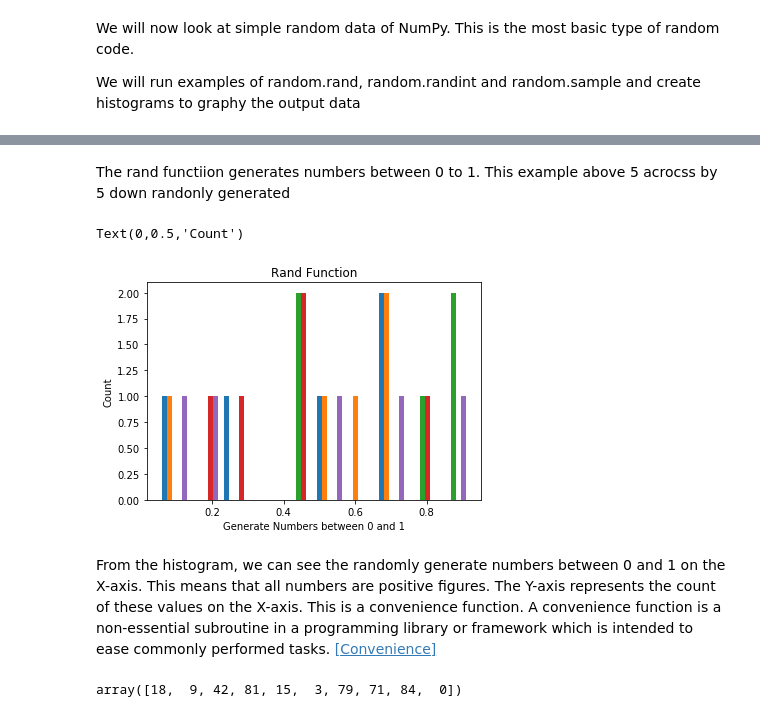
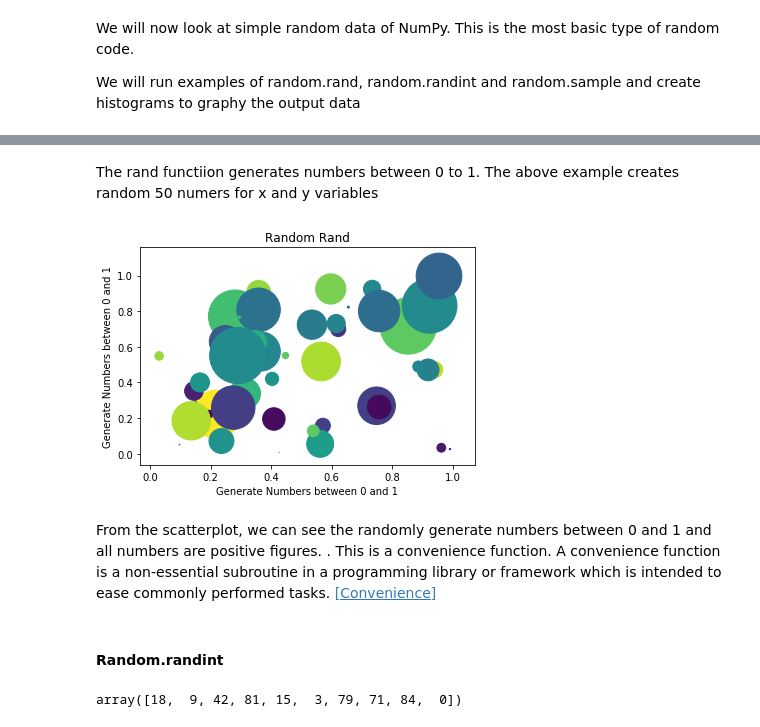
Before and after one commit to JohnADeady/Assignments-Programming-of-DA, a Jupyter notebook: Numpy.Random Package.ipynb, the cells around one changed output, grey strips where cells are left out. Drawn from its saved outputs; the diff is of its cells as text; code cells hidden in the pictures.

Commit message:
Rand

```diff
--- a/Numpy.Random Package.ipynb
+++ b/Numpy.Random Package.ipynb
@@ -62,5 +66,9 @@ We will run examples of random.rand, random.randint and random.sample and create
 # %%
 # Use the random.rand function to generate random numbers between 0 and 1.
-a= np.random.rand(5,5)
-a
+N = 50                    # N equals the number of variables
+x = np.random.rand(N)       # x-axis
+y = np.random.rand(N)       # y-axis
+colors = np.random.rand(N)  # colours
+print(x)
+print(y)
 # %% [output]
@@ -72,17 +93,22 @@ array([[ 0.72457797,  0.73340149,  0.47968259,  0.80407614,  0.21536979],
 # %% [markdown]
-The rand functiion generates numbers between 0 to 1. This example above 5 acrocss by 5 down randonly generated
+The rand functiion generates numbers between 0 to 1. The above example creates random 50 numers for x and y variables
 # %%
-# Display the array in a in histogram format using matplotlib
-plt.hist(a)
+# Display the array in a in plot format using matplotlib
+import matplotlib.pyplot as plt     # import matplotlib
+%matplotlib inline
+area = (15 * np.random.rand(N))**3  # Indicates size of the data points
 
-plt.title('Rand Function')                     # Title of Histogram
-plt.xlabel('Generate Numbers between 0 and 1') # X-axis title
-plt.ylabel('Count')                             # Y-axis title
+plt.scatter(x, y, s=area, c=colors, alpha=1.5)
+plt.title('Random Rand')
+plt.xlabel('Generate Numbers between 0 and 1')
+plt.ylabel('Generate Numbers between 0 and 1')
+plt.show()
 # %% [output]
-Text(0,0.5,'Count')
-[figure, old version]
+[figure, new version]
 # %% [markdown]
-From the histogram, we can see the randomly generate numbers between 0 and 1 on the X-axis. This means that all numbers are positive figures. The Y-axis represents the count of these values on the X-axis. This is a convenience function. A convenience function is a non-essential subroutine in a programming library or framework which is intended to ease commonly performed tasks. [[Convenience]](https://en.wikipedia.org/wiki/Convenience_function)
+From the scatterplot, we can see the randomly generate numbers between 0 and 1 and all numbers are positive figures. . This is a convenience function. A convenience function is a non-essential subroutine in a programming library or framework which is intended to ease commonly performed tasks. [[Convenience]](https://en.wikipedia.org/wiki/Convenience_function)
+# %% [markdown]
+#### Random.randint
 # %%
 # Use the random.randint function to generate random numbers between 0 and 100.
 b = np.random.randint(101, size=10)
```
Also changed, not shown: parts of 3 cells of this notebook.
